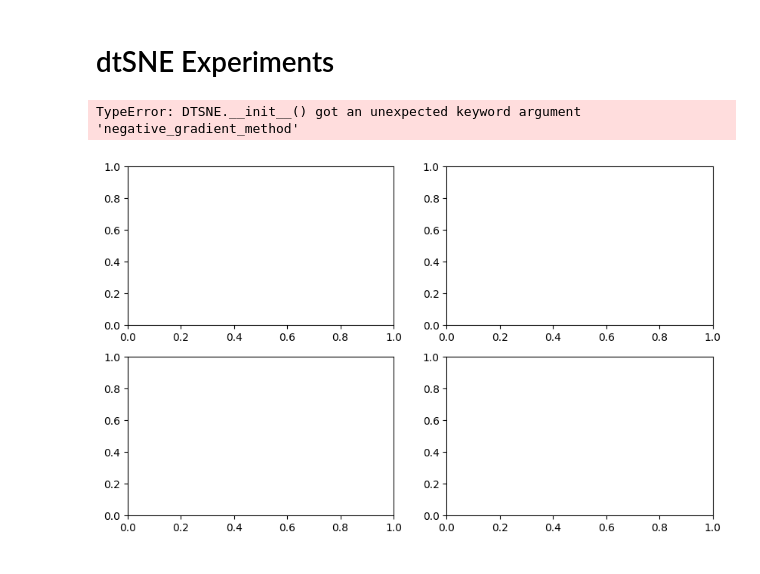
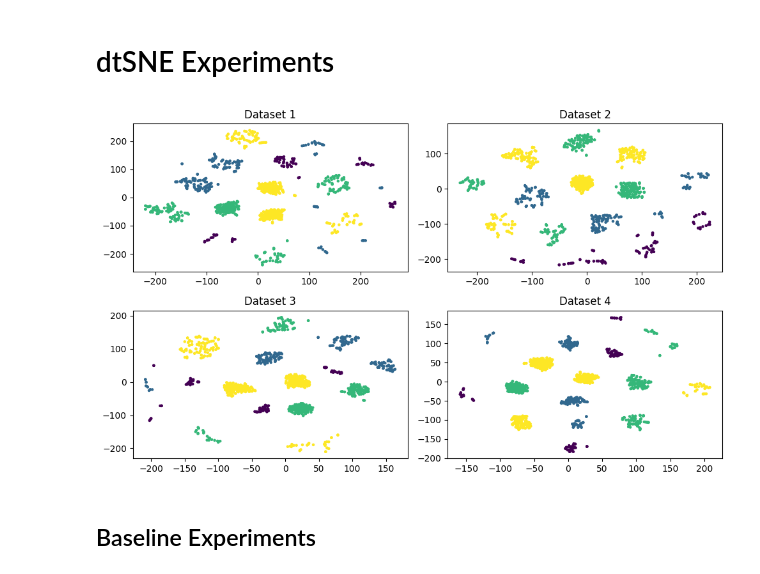
Before and after one commit to Recap-Minutes-of-Meetings/tsne, a Jupyter notebook: experiments.ipynb, the cells around one changed output. Cells and saved outputs as stored; diff of their text form; code cells hidden in the pictures.

Commit message:
baseline methods

```diff
--- a/experiments.ipynb
+++ b/experiments.ipynb
@@ -81,7 +83,7 @@ plt.show
 # %% [markdown]
 # dtSNE Experiments
 # %%
-def run_experiment_dtsne(X, y, perplexity=100, n_jobs=-1, verbose=1):
+def run_experiment_dtsne(X, y, perplexity=100, n_jobs=-1, verbose=0):
     model = DTSNE(perplexity=perplexity, n_jobs=n_jobs, verbose=verbose)
     embedding = model.fit_transform(X)
 
@@ -89,14 +91,15 @@ def run_experiment_dtsne(X, y, perplexity=100, n_jobs=-1, verbose=1):
 # %%
 fig, axs = plt.subplots(2, 2, figsize=(10, 6))
 for i, (X, y) in enumerate([(X_1, y_1), (X_2, y_2), (X_3, y_3), (X_4, y_4)]):
     embedding, y = run_experiment_dtsne(X, y)
     row = i // 2
     col = i % 2
     axs[row, col].scatter(embedding[:, 0], embedding[:, 1], c=y, s=5)
     axs[row, col].set_title(f"Dataset {i+1}")
 
 plt.tight_layout()
-plt.show
+plt.show()
 # %% [output]
-TypeError: DTSNE.__init__() got an unexpected keyword argument 'negative_gradient_method'
-[figure, old version]
+[figure, new version]
+# %% [markdown]
+## Baseline Experiments
```
Also changed, not shown: parts of 4 cells of this notebook, 1 other file.
